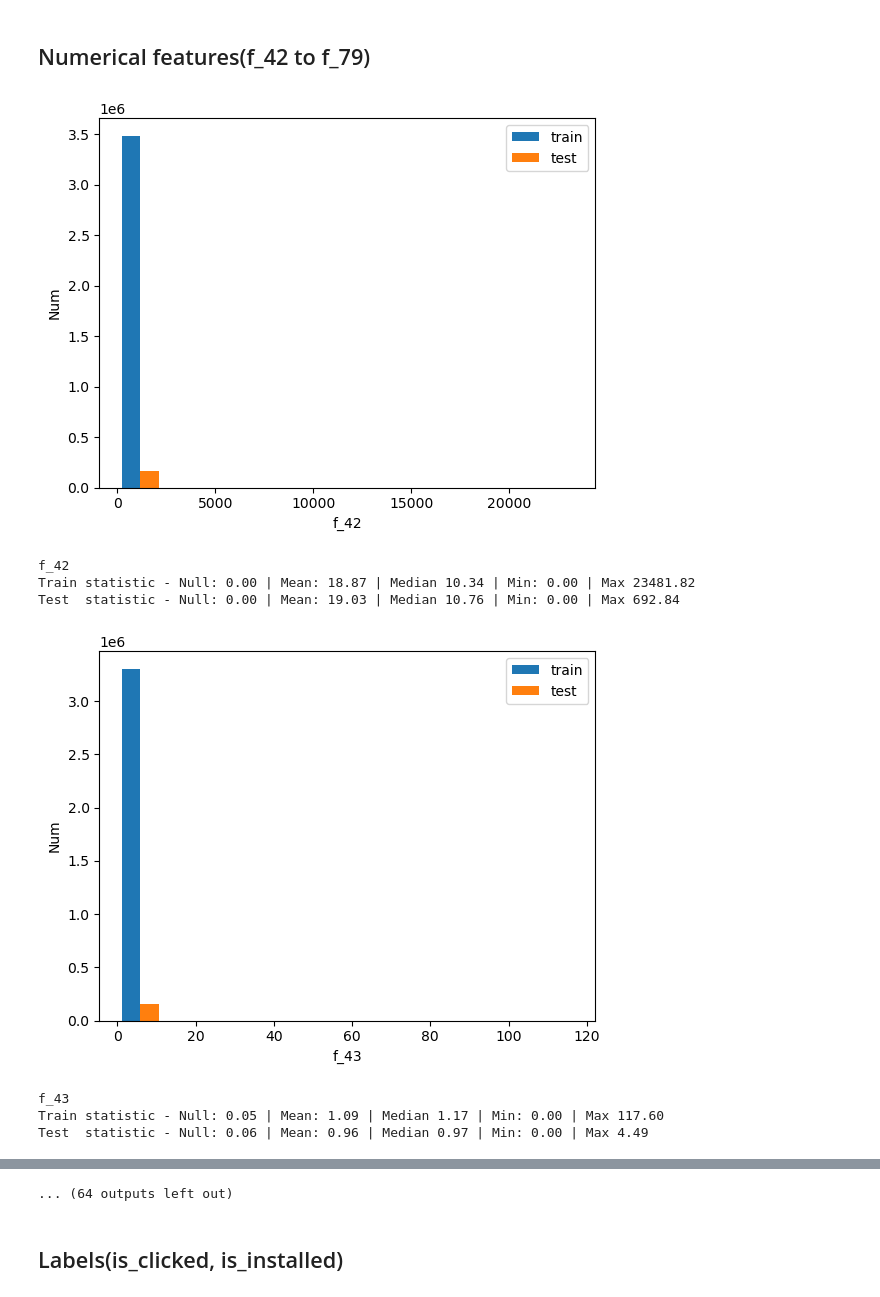
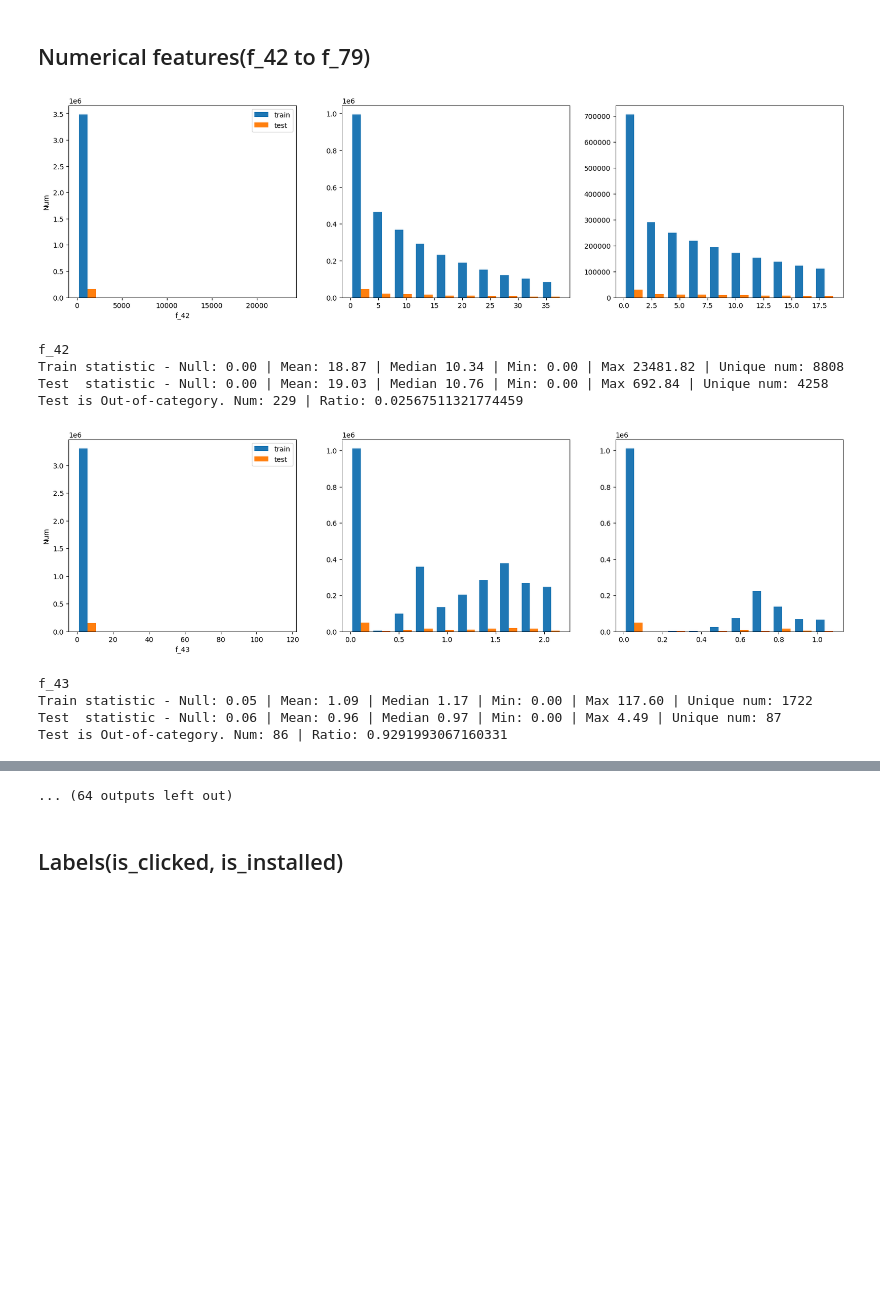
Before and after one commit to pepsi2222/RecSys-Challenge-23, a Jupyter notebook: analyze/feature.ipynb, the cells around one changed output, grey strips where cells are left out. Drawn from its saved outputs; the diff is of its cells as text; code cells hidden in the pictures; blank space fills up the shorter version.

```diff
--- a/analyze/feature.ipynb
+++ b/analyze/feature.ipynb
@@ -44,2 +32,7 @@ tst_df.sample(5)
+# %%
+trn_data_pth = '/root/data/xingmei/Sharechat-RecSys-Challenge-23/data/train.csv'
+tst_data_pth = '/root/data/xingmei/Sharechat-RecSys-Challenge-23/data/test.csv'
+trn_df = pd.read_csv(trn_data_pth, sep='\t', header=0)
+tst_df = pd.read_csv(tst_data_pth, sep='\t', header=0)
 # %%
 trn_df.describe()
@@ -62,7 +76,6 @@ for i in range(2, 33):
     fig, ax = plt.subplots(1, 2, figsize=(20, 5))
     sns.countplot(data=trn_df, y=f'f_{i}', ax=ax[0])
     sns.countplot(data=tst_df, y=f'f_{i}', ax=ax[1])
-    plt.savefig(f'./f_{i}.png')
     plt.show()
     plt.close()
 
@@ -75,6 +88,20 @@ for i in range(2, 33):
           f"Null ratio: {tst_df[f'f_{i}'].isnull().mean()} | "
           f"Unique num: {len(tst_df[f'f_{i}'].unique())}"
     )
+    tst_ooc = not set(tst_df[f'f_{i}'].unique()).issubset(set(trn_df[f'f_{i}'].unique()))
+    if tst_ooc:
+        ooc_cat = set(tst_df[f'f_{i}'].unique()) - set(trn_df[f'f_{i}'].unique())
+        sum_ = 0
+        for k in ooc_cat:
+              sum_ += (tst_df[f'f_{i}'] == k).sum()
+        print(f'Test is Out-of-category. Num: {len(ooc_cat)} | Ratio: {sum_/len(tst_df[f"f_{i}"])}')
+    else:
+        unused_cat = set(trn_df[f'f_{i}'].unique()) - set(tst_df[f'f_{i}'].unique())
+        if len(unused_cat) > 0:
+            sum_ = 0
+            for k in unused_cat:
+                sum_ += (trn_df[f'f_{i}'] == k).sum()
+            print(f'Train exists unused category. Num: {len(unused_cat)} | Ratio: {sum_/len(trn_df[f"f_{i}"])}')
 # %% [output]
 [figure]
 f_2
@@ -152,31 +181,60 @@ Test  statistic - Null: 0.00 | Ratio of 1: 0.90
 ## Numerical features(f_42 to f_79)
 # %%
 for i in range(42, 80):
-    plt.hist([trn_df[f'f_{i}'], tst_df[f'f_{i}']], label=['train', 'test'], align='mid')
-    plt.legend(loc='best')
-    plt.xlabel(f'f_{i}')
-    plt.ylabel('Num')
-    plt.savefig(f'./f_{i}.png')
-    plt.show()
-    plt.close()
+    if len(trn_df[f'f_{i}'].unique()) < 50:
+        fig, ax = plt.subplots(1, 2, figsize=(20, 5))
+        sns.countplot(data=trn_df, y=f'f_{i}', ax=ax[0])
+        sns.countplot(data=tst_df, y=f'f_{i}', ax=ax[1])
+        plt.show()
+        plt.close()
+    else:
+        fig, ax = plt.subplots(1, 3, figsize=(20, 5))
+        ax[0].hist([trn_df[f'f_{i}'], tst_df[f'f_{i}']], bins=10, label=['train', 'test'], align='mid')
+        ax[0].legend(loc='best')
+        ax[0].set_xlabel(f'f_{i}')
+        ax[0].set_ylabel('Num')
+        ax[1].hist([trn_df[f'f_{i}'], tst_df[f'f_{i}']], bins=10, label=['train', 'test'], align='mid',
+                   range=[trn_df[f'f_{i}'].min(), 2*trn_df[f'f_{i}'].mean()])
+        ax[2].hist([trn_df[f'f_{i}'], tst_df[f'f_{i}']], bins=10, label=['train', 'test'], align='mid',
+                   range=[trn_df[f'f_{i}'].min(), trn_df[f'f_{i}'].mean()])
+        plt.show()
+        plt.close()
 
     print(f"f_{i} \n"
           f"Train statistic - "
           f"Null: {trn_df[f'f_{i}'].isnull().mean():.2f} | "
           f"Mean: {trn_df[f'f_{i}'].mean():.2f} | Median {trn_df[f'f_{i}'].median():.2f} | "
-          f"Min: {trn_df[f'f_{i}'].min():.2f} | Max {trn_df[f'f_{i}'].max():.2f}"
+          f"Min: {trn_df[f'f_{i}'].min():.2f} | Max {trn_df[f'f_{i}'].max():.2f} | "
+          f"Unique num: {len(trn_df[f'f_{i}'].unique())}"
         )
     print(f"Test  statistic - "
           f"Null: {tst_df[f'f_{i}'].isnull().mean():.2f} | "
           f"Mean: {tst_df[f'f_{i}'].mean():.2f} | Median {tst_df[f'f_{i}'].median():.2f} | "
-          f"Min: {tst_df[f'f_{i}'].min():.2f} | Max {tst_df[f'f_{i}'].max():.2f}"
+          f"Min: {tst_df[f'f_{i}'].min():.2f} | Max {tst_df[f'f_{i}'].max():.2f} | "
+          f"Unique num: {len(tst_df[f'f_{i}'].unique())}"
     )
+    tst_ooc = not set(tst_df[f'f_{i}'].unique()).issubset(set(trn_df[f'f_{i}'].unique()))
+    if tst_ooc:
+        ooc_cat = set(tst_df[f'f_{i}'].unique()) - set(trn_df[f'f_{i}'].unique())
+        sum_ = 0
+        for k in ooc_cat:
+              sum_ += (tst_df[f'f_{i}'] == k).sum()
+        print(f'Test is Out-of-category. Num: {len(ooc_cat)} | Ratio: {sum_/len(tst_df[f"f_{i}"])}')
+    else:
+        unused_cat = set(trn_df[f'f_{i}'].unique()) - set(tst_df[f'f_{i}'].unique())
+        if len(unused_cat) > 0:
+            sum_ = 0
+            for k in unused_cat:
+                sum_ += (trn_df[f'f_{i}'] == k).sum()
+            print(f'Train exists unused category. Num: {len(unused_cat)} | Ratio: {sum_/len(trn_df[f"f_{i}"])}')
 # %% [output]
-[figure, old version]
+[figure, new version]
 f_42
-Train statistic - Null: 0.00 | Mean: 18.87 | Median 10.34 | Min: 0.00 | Max 23481.82
-Test  statistic - Null: 0.00 | Mean: 19.03 | Median 10.76 | Min: 0.00 | Max 692.84
+Train statistic - Null: 0.00 | Mean: 18.87 | Median 10.34 | Min: 0.00 | Max 23481.82 | Unique num: 8808
+Test  statistic - Null: 0.00 | Mean: 19.03 | Median 10.76 | Min: 0.00 | Max 692.84 | Unique num: 4258
+Test is Out-of-category. Num: 229 | Ratio: 0.02567511321774459
-[figure, old version]
+[figure, new version]
 f_43
-Train statistic - Null: 0.05 | Mean: 1.09 | Median 1.17 | Min: 0.00 | Max 117.60
-Test  statistic - Null: 0.06 | Mean: 0.96 | Median 0.97 | Min: 0.00 | Max 4.49
+Train statistic - Null: 0.05 | Mean: 1.09 | Median 1.17 | Min: 0.00 | Max 117.60 | Unique num: 1722
+Test  statistic - Null: 0.06 | Mean: 0.96 | Median 0.97 | Min: 0.00 | Max 4.49 | Unique num: 87
+Test is Out-of-category. Num: 86 | Ratio: 0.9291993067160331
```
Also changed, not shown: parts of 11 cells of this notebook, 3 other files.
